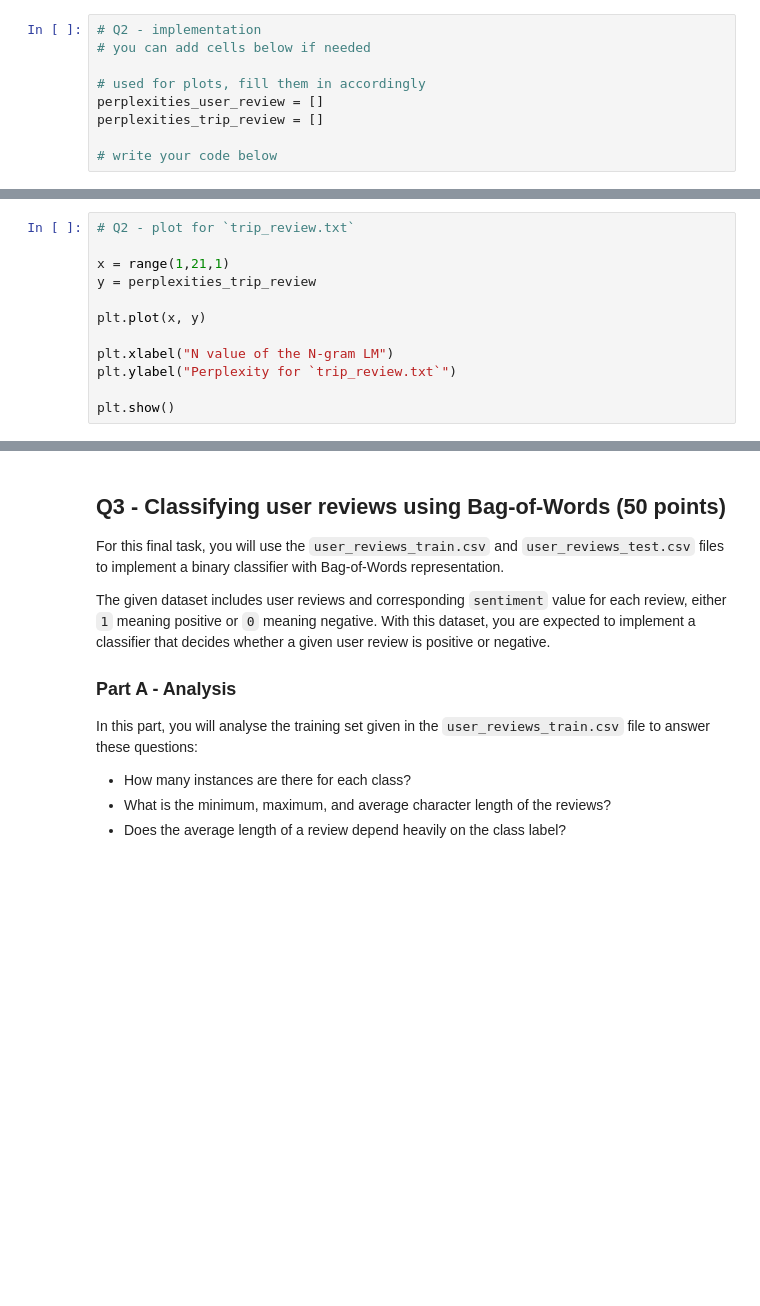
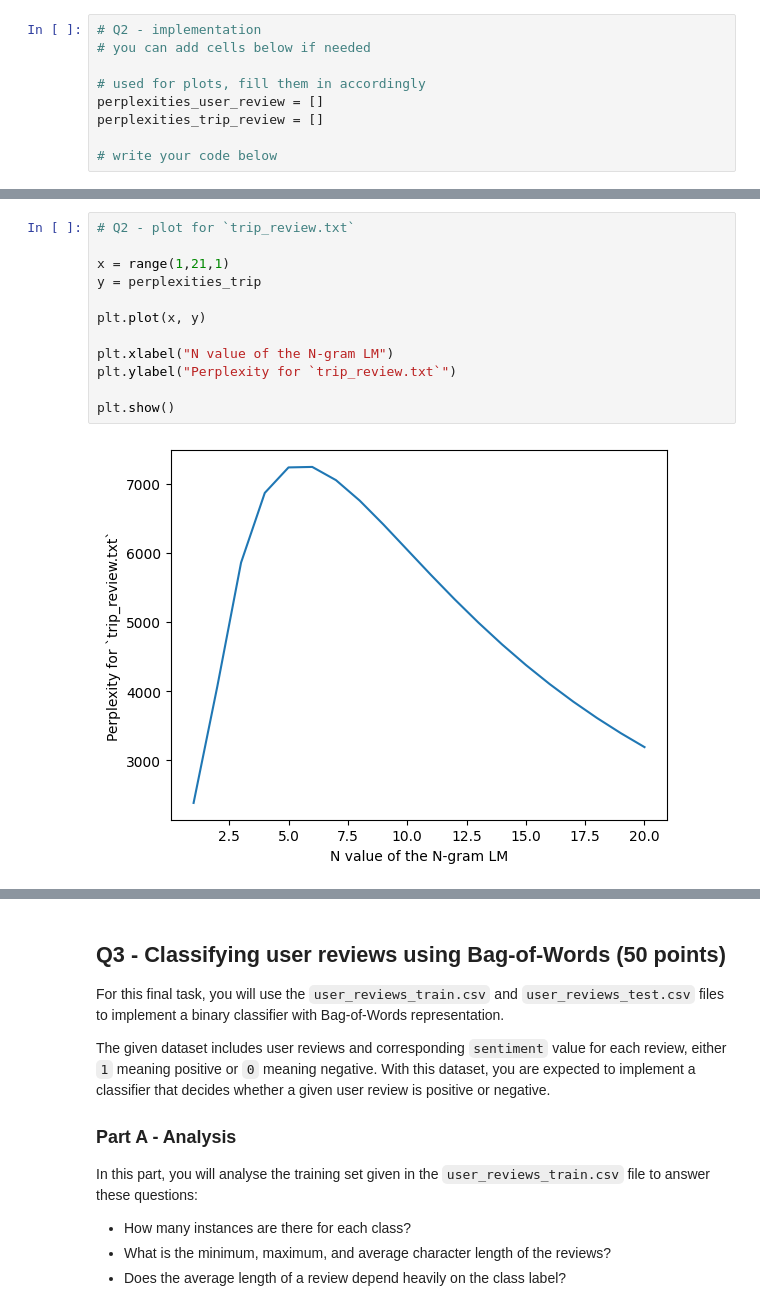
Before and after one commit to AlperenOvak/METU-CENG, a Jupyter notebook: CENG463/PA1/student_pack/e2580801_ceng463_pa1.ipynb, the cells around one changed output, grey strips where cells are left out. Cells and saved outputs as stored; diff of their text form; blank space fills up the shorter version.

```diff
--- a/CENG463/PA1/student_pack/e2580801_ceng463_pa1.ipynb
+++ b/CENG463/PA1/student_pack/e2580801_ceng463_pa1.ipynb
@@ -92,12 +253,14 @@ plt.show()
 # %%
 # Q2 - plot for `trip_review.txt`
 
 x = range(1,21,1)
-y = perplexities_trip_review
+y = perplexities_trip
 
 plt.plot(x, y)
 
 plt.xlabel("N value of the N-gram LM")
 plt.ylabel("Perplexity for `trip_review.txt`")
 
 plt.show()
+# %% [output]
+[figure, added]
```
Also changed, not shown: parts of 16 cells of this notebook.
